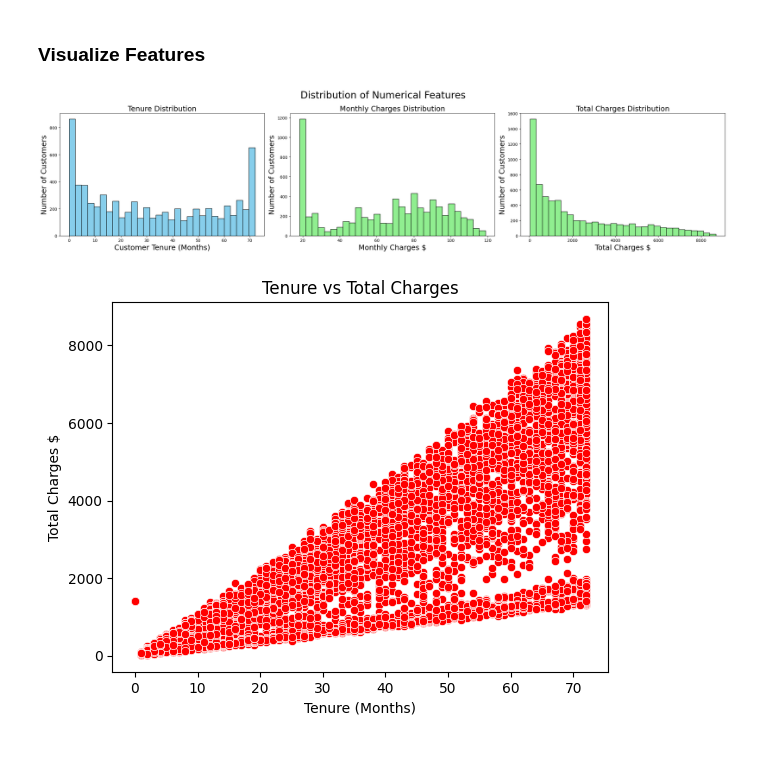
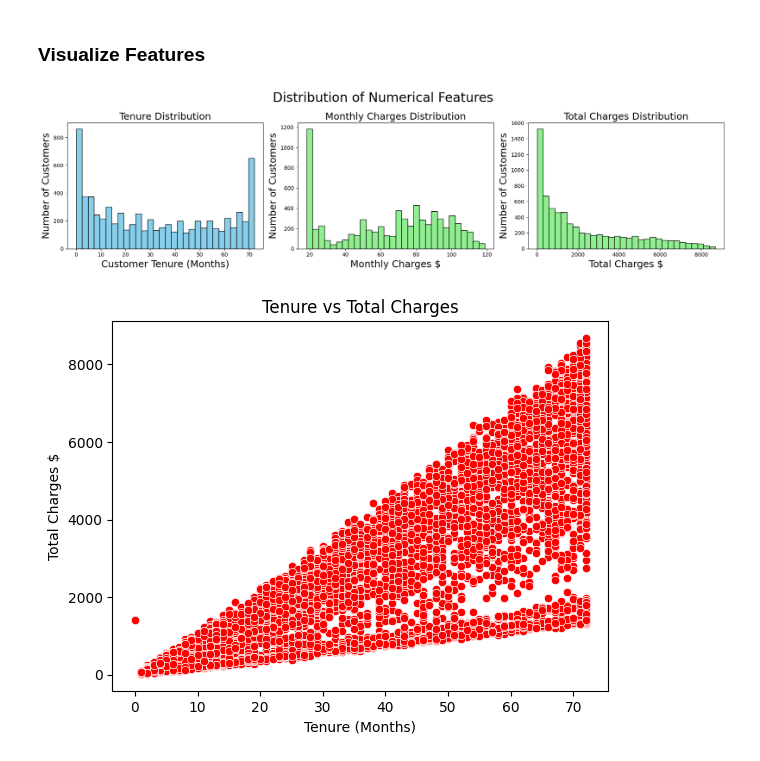
Before and after one commit to IIWesleyII/CSCA-5622-Final-Project, a Jupyter notebook: final_project.ipynb, the cells around one changed output. Saved outputs shown, nothing was run; the diff lists cells and outputs as text; code cells hidden in the pictures.

Commit message:
more plots

```diff
--- a/final_project.ipynb
+++ b/final_project.ipynb
@@ -53,35 +94,33 @@ print(f"Number of rows with a blank space: {df['TotalCharges'].isna().sum()}")
 # %%
 
 # Visualize numerical features
-fig, ps = plt.subplots(1, 3, figsize=(24,6))
+fig, ps = plt.subplots(1, 3, figsize=(18,5))
 
 ps[0].hist(df['tenure'], bins=30, color='skyblue', edgecolor='black')
 ps[0].set_title('Tenure Distribution', fontsize=18)
 ps[0].set_xlabel('Customer Tenure (Months)', fontsize=18)
 ps[0].set_ylabel('Number of Customers', fontsize=18)
 
 ps[1].hist(df['MonthlyCharges'], bins=30, color='lightgreen', edgecolor='black')
 ps[1].set_title('Monthly Charges Distribution', fontsize=18)
 ps[1].set_xlabel('Monthly Charges $', fontsize=18)
 ps[1].set_ylabel('Number of Customers', fontsize=18)
 
 ps[2].hist(df['TotalCharges'], bins=30, color='lightgreen', edgecolor='black')
 ps[2].set_title('Total Charges Distribution', fontsize=18)
 ps[2].set_xlabel('Total Charges $', fontsize=18)
 ps[2].set_ylabel('Number of Customers', fontsize=18)
 fig.suptitle('Distribution of Numerical Features', fontsize=24)
 plt.tight_layout(rect=[0, 0.03, 1, 1])
 plt.show()
 
-# show an outlier, one big spender
+# shows an outlier, one big spender
 sns.scatterplot(x='tenure', y='TotalCharges', color='red', data=df)
 plt.title('Tenure vs Total Charges')
 plt.xlabel('Tenure (Months)')
 plt.ylabel('Total Charges $')
 plt.show()
-
-df = df[df['TotalCharges'] < 8000]
 # %% [output]
-[figure, old version]
+[figure, new version]
 [figure]
 # %%
```
Also changed, not shown: parts of 5 cells of this notebook.
